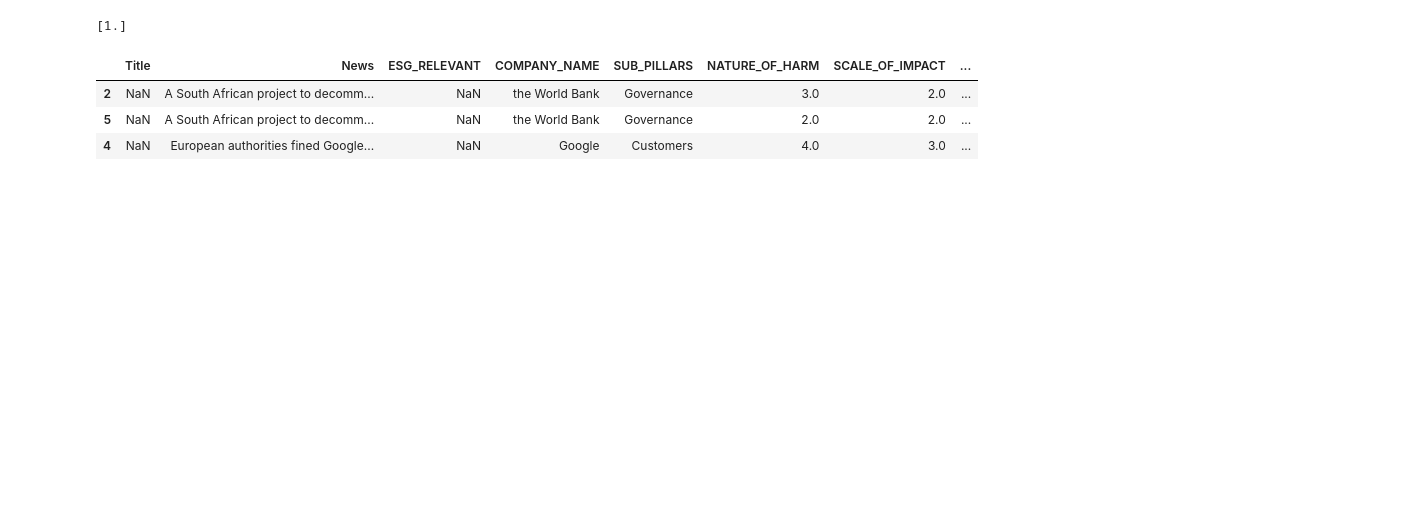
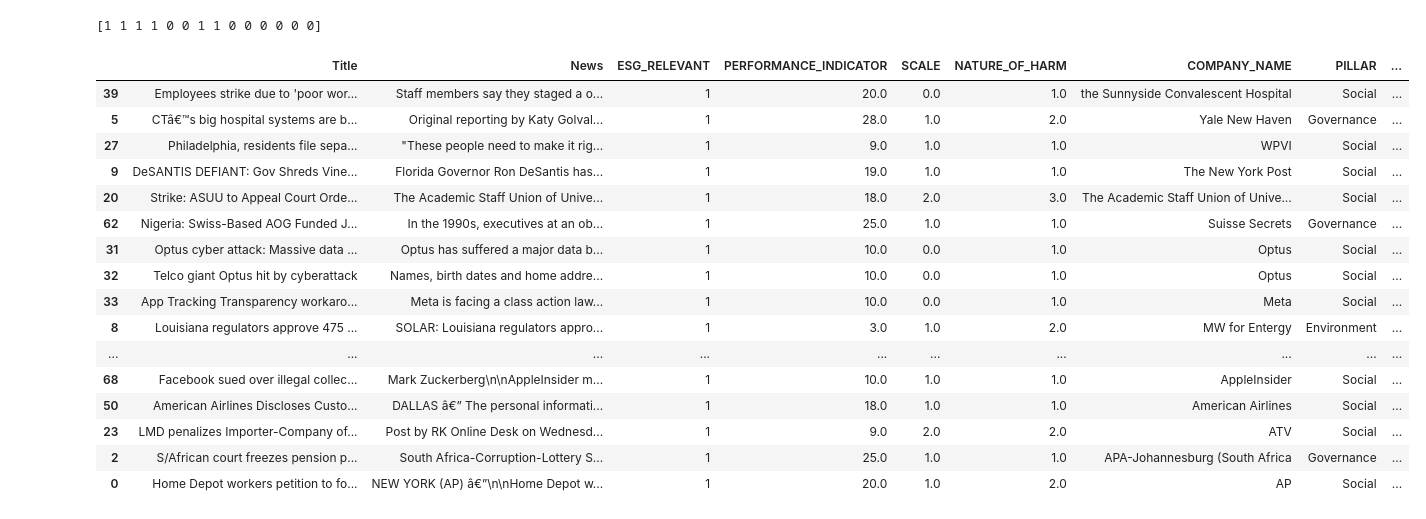
Before and after one commit to saket-sahu/esg, a Jupyter notebook: python_code/esg.ipynb, the cells around one changed output. Cells and saved outputs as stored; diff of their text form; code cells hidden in the pictures; blank space fills up the shorter version.

```diff
--- a/python_code/esg.ipynb
+++ b/python_code/esg.ipynb
@@ -254,9 +264,9 @@ print(y_pred3)
 # %%
-x_train4, x_test4, y_train4, y_test4 = train_test_split(word_tf, ds.IS_DIRECT, test_size=0.2, random_state=42)
-model_svc = svm.LinearSVC(multi_class='crammer_singer')
-model_svc.fit(x_train4,y_train4)
+x_train4, x_test4, y_train4, y_test4 = train_test_split(word_tf, ds.INVOLVED, test_size=0.2, random_state=42)
+model_svc4 = svm.LinearSVC(multi_class='crammer_singer')
+model_svc4.fit(x_train4,y_train4)
 
-y_pred4= model_svc.predict(x_test4)
+y_pred4= model_svc4.predict(x_test4)
 print(y_pred4)
 # %% [output]
-[1.]
+[1 1 1 1 0 0 1 1 0 0 0 0 0 0]
@@ -263,10 +307,62 @@ print(y_pred4)
+# %%
+def get_flag_colour(x):
+    if x == 0:
+        return "Red"
+    if x ==1:
+        return "Orange"
+    if x > 1 and x < 5:
+        return "Yellow"
+    if x > 5:
+        return "Green"
+# %%
+def get_subpillar(x):
+    if x > 0 and x <= 7:
+        return "Environment"
+    if x > 7 and x <= 13:
+        return "Customers"
+    if x > 13 and x <= 17:
+        return "Human rights and community"
+    if x > 17 and x <= 24:
+        return "Labour rights and supply chain"
+    if x > 24:
+        return "Governance"
+# %%
+def get_pillar(x):
+    if x > 0 and x <= 7:
+        return "Environment"
+    if x > 7 and x <= 24:
+        return "Social"
+    if x > 24:
+        return "Governance"
 # %%
-ds["CONTROVERSY_ASSESSMENT"] = (ds["NATURE_OF_HARM"] + ds["SCALE_OF_IMPACT"])/2
-ds["CONTROVERSY_ASSESSMENT"] = ds["CONTROVERSY_ASSESSMENT"].apply(lambda x: math.floor(x))
-ds["FLAG"] = ds["CONTROVERSY_ASSESSMENT"] + ds["STATUS"] + ds["IS_DIRECT"]
+for index, x in ds.iterrows():
+    ds.loc[index, "CONTROVERSY_ASSESSMENT"] = get_controversy_assessment(x["SCALE"],x["NATURE_OF_HARM"])
+    if x["ESG_RELEVANT"] == 0 :
+        ds = ds.drop(index)
+
+ds["FLAG"] = ds["CONTROVERSY_ASSESSMENT"] + ds["STATUS"] + ds["INVOLVED"]
+
+for index, x in ds.iterrows():
+    ds.loc[index, "FLAG"] = get_flag_colour(x["FLAG"])
+    ds.loc[index, "SUB_PILLAR"] = get_subpillar(x["PERFORMANCE_INDICATOR"])
+    ds.loc[index, "PILLAR"] = get_pillar(x["PERFORMANCE_INDICATOR"])
+
 ds.sort_values("COMPANY_NAME", ascending = False)
 # %% [output]
-|  | Title | News | ESG_RELEVANT | COMPANY_NAME | SUB_PILLARS | NATURE_OF_HARM | SCALE_OF_IMPACT | ... |
-| 2 | NaN | A South African project to decomm... | NaN | the World Bank | Governance | 3.0 | 2.0 | ... |
-| 5 | NaN | A South African project to decomm... | NaN | the World Bank | Governance | 2.0 | 2.0 | ... |
-| 4 | NaN | European authorities fined Google... | NaN | Google | Customers | 4.0 | 3.0 | ... |
+|  | Title | News | ESG_RELEVANT | PERFORMANCE_INDICATOR | SCALE | NATURE_OF_HARM | COMPANY_NAME | PILLAR | ... |
+| 39 | Employees strike due to 'poor wor... | Staff members say they staged a o... | 1 | 20.0 | 0.0 | 1.0 | the Sunnyside Convalescent Hospital | Social | ... |
+| 5 | CTâ€™s big hospital systems are b... | Original reporting by Katy Golval... | 1 | 28.0 | 1.0 | 2.0 | Yale New Haven | Governance | ... |
+| 27 | Philadelphia, residents file sepa... | "These people need to make it rig... | 1 | 9.0 | 1.0 | 1.0 | WPVI | Social | ... |
+| 9 | DeSANTIS DEFIANT: Gov Shreds Vine... | Florida Governor Ron DeSantis has... | 1 | 19.0 | 1.0 | 1.0 | The New York Post | Social | ... |
+| 20 | Strike: ASUU to Appeal Court Orde... | The Academic Staff Union of Unive... | 1 | 18.0 | 2.0 | 3.0 | The Academic Staff Union of Unive... | Social | ... |
+| 62 | Nigeria: Swiss-Based AOG Funded J... | In the 1990s, executives at an ob... | 1 | 25.0 | 1.0 | 1.0 | Suisse Secrets | Governance | ... |
+| 31 | Optus cyber attack: Massive data ... | Optus has suffered a major data b... | 1 | 10.0 | 0.0 | 1.0 | Optus | Social | ... |
+| 32 | Telco giant Optus hit by cyberattack | Names, birth dates and home addre... | 1 | 10.0 | 0.0 | 1.0 | Optus | Social | ... |
+| 33 | App Tracking Transparency workaro... | Meta is facing a class action law... | 1 | 10.0 | 0.0 | 1.0 | Meta | Social | ... |
+| 8 | Louisiana regulators approve 475 ... | SOLAR: Louisiana regulators appro... | 1 | 3.0 | 1.0 | 2.0 | MW for Entergy | Environment | ... |
+| ... | ... | ... | ... | ... | ... | ... | ... | ... | ... |
+| 68 | Facebook sued over illegal collec... | Mark Zuckerberg\n\nAppleInsider m... | 1 | 10.0 | 1.0 | 1.0 | AppleInsider | Social | ... |
+| 50 | American Airlines Discloses Custo... | DALLAS â€” The personal informati... | 1 | 18.0 | 1.0 | 1.0 | American Airlines | Social | ... |
+| 23 | LMD penalizes Importer-Company of... | Post by RK Online Desk on Wednesd... | 1 | 9.0 | 2.0 | 2.0 | ATV | Social | ... |
+| 2 | S/African court freezes pension p... | South Africa-Corruption-Lottery S... | 1 | 25.0 | 1.0 | 1.0 | APA-Johannesburg (South Africa | Governance | ... |
+| 0 | Home Depot workers petition to fo... | NEW YORK (AP) â€”\n\nHome Depot w... | 1 | 20.0 | 1.0 | 2.0 | AP | Social | ... |
```
Also changed, not shown: parts of 15 cells of this notebook, 2 other files.
